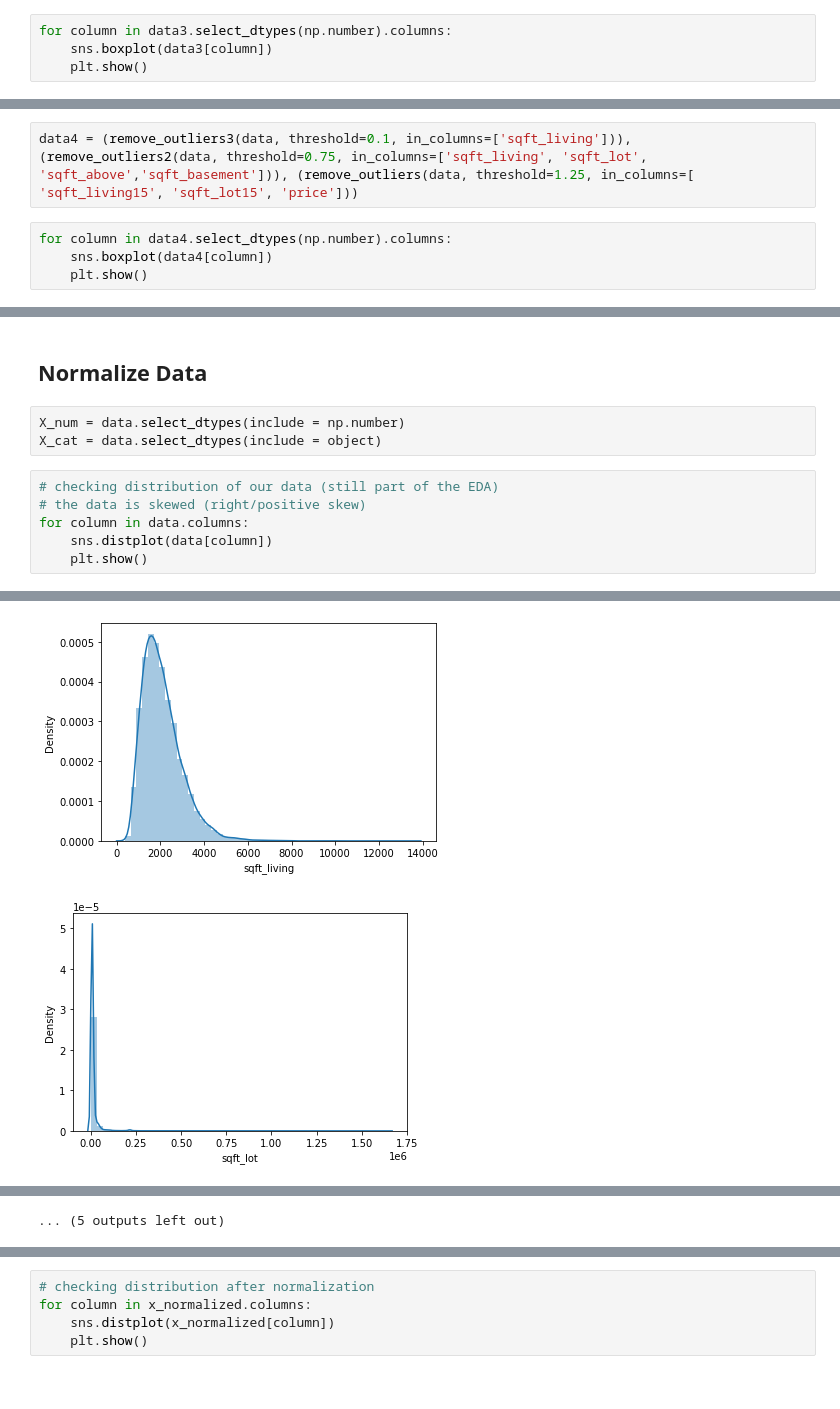
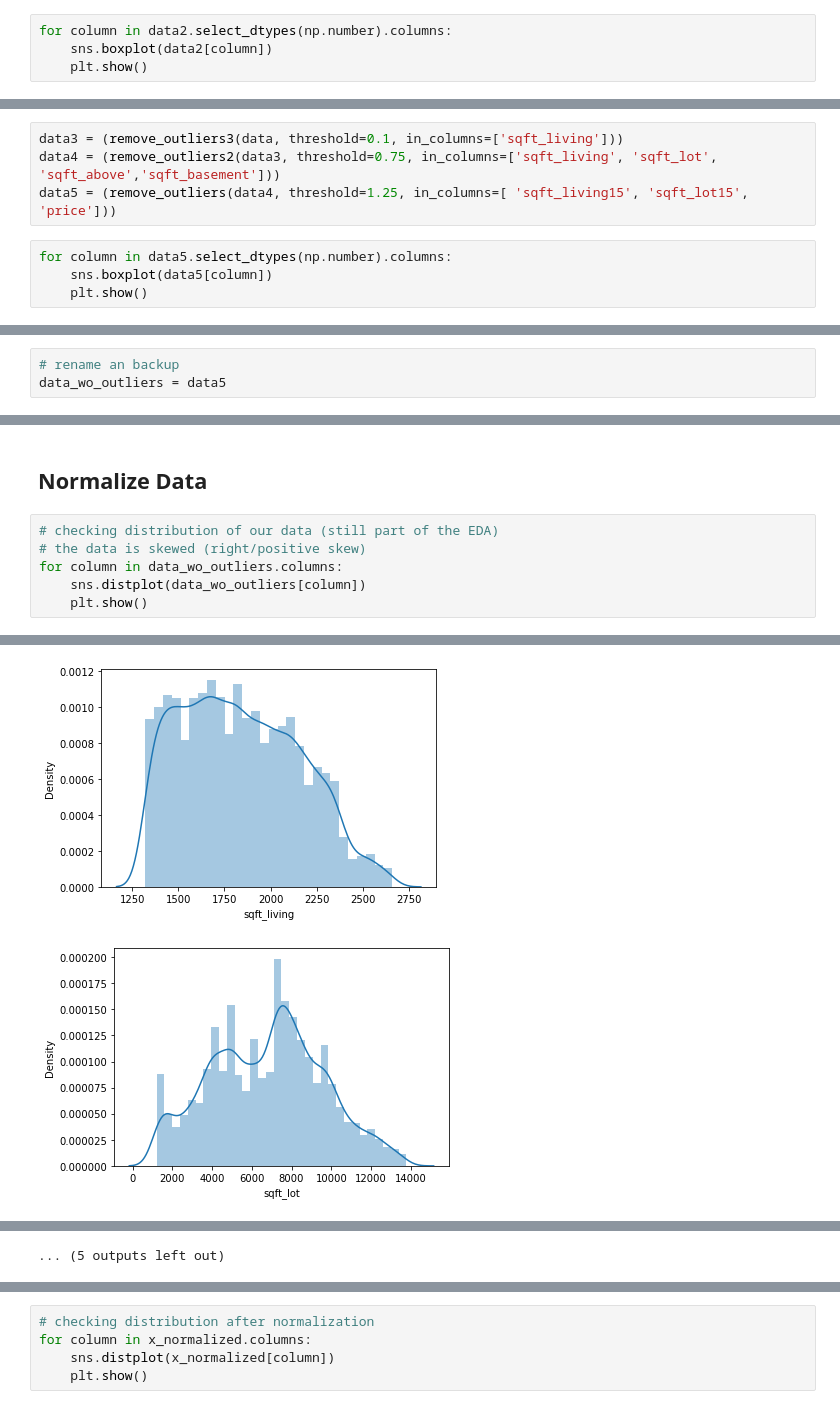
Before and after one commit to nicolerichter1989/mid-bootcamp-project, a Jupyter notebook: Regression Project - Housing Prices.ipynb, the cells around one changed output, grey strips where cells are left out. Cells and saved outputs as stored; diff of their text form.

```diff
--- a/Regression Project - Housing Prices.ipynb
+++ b/Regression Project - Housing Prices.ipynb
@@ -456,6 +482,6 @@ data3 = remove_outliers2(data, threshold=0.75, in_columns=['sqft_living', 'sqft_
 # %%
-for column in data3.select_dtypes(np.number).columns:
-    sns.boxplot(data3[column])
+for column in data2.select_dtypes(np.number).columns:
+    sns.boxplot(data2[column])
     plt.show()
 # %% [output]
 [figure]
@@ -479,9 +505,11 @@ def remove_outliers3(data, threshold=0.1, in_columns=data.select_dtypes(np.numbe
             data = data[(data[column]>lower_limit) & (data[column]<upper_limit)]
     return data
 # %%
-data4 = (remove_outliers3(data, threshold=0.1, in_columns=['sqft_living'])), (remove_outliers2(data, threshold=0.75, in_columns=['sqft_living', 'sqft_lot', 'sqft_above','sqft_basement'])), (remove_outliers(data, threshold=1.25, in_columns=[ 'sqft_living15', 'sqft_lot15', 'price']))
+data3 = (remove_outliers3(data, threshold=0.1, in_columns=['sqft_living']))
+data4 = (remove_outliers2(data3, threshold=0.75, in_columns=['sqft_living', 'sqft_lot', 'sqft_above','sqft_basement']))
+data5 = (remove_outliers(data4, threshold=1.25, in_columns=[ 'sqft_living15', 'sqft_lot15', 'price']))
 # %%
-for column in data4.select_dtypes(np.number).columns:
-    sns.boxplot(data4[column])
+for column in data5.select_dtypes(np.number).columns:
+    sns.boxplot(data5[column])
     plt.show()
 # %% [output]
@@ -488,0 +523,3 @@ AttributeError: 'tuple' object has no attribute 'select_dtypes'
+# %%
+# rename an backup
+data_wo_outliers = data5
@@ -489,12 +539,9 @@ AttributeError: 'tuple' object has no attribute 'select_dtypes'
 # %% [markdown]
 ## Normalize Data
-# %%
-X_num = data.select_dtypes(include = np.number)
-X_cat = data.select_dtypes(include = object)
 # %%
 # checking distribution of our data (still part of the EDA)
 # the data is skewed (right/positive skew)
-for column in data.columns:
-    sns.distplot(data[column])
+for column in data_wo_outliers.columns:
+    sns.distplot(data_wo_outliers[column])
     plt.show()
 # %% [output]
@@ -503,2 +550,2 @@ for column in data.columns:
-[figure, old version]
+[figure, new version]
-[figure, old version]
+[figure, new version]
```
Also changed, not shown: parts of 65 cells of this notebook, 4 other files.
